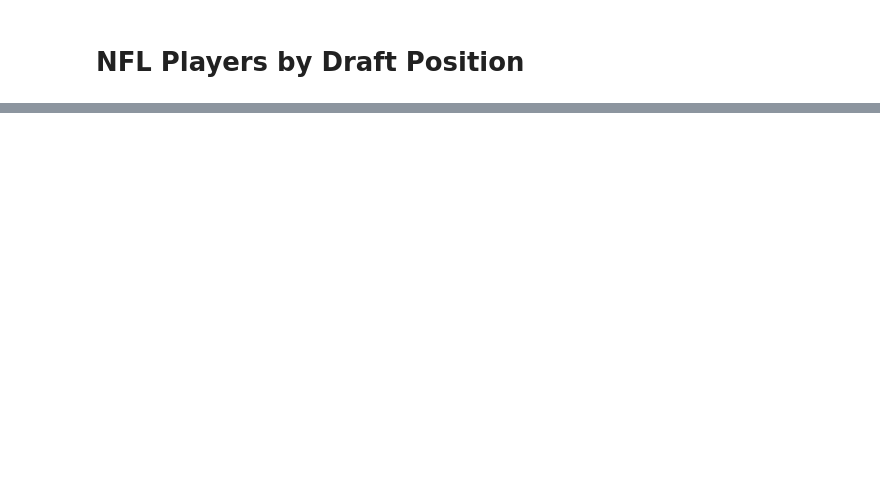
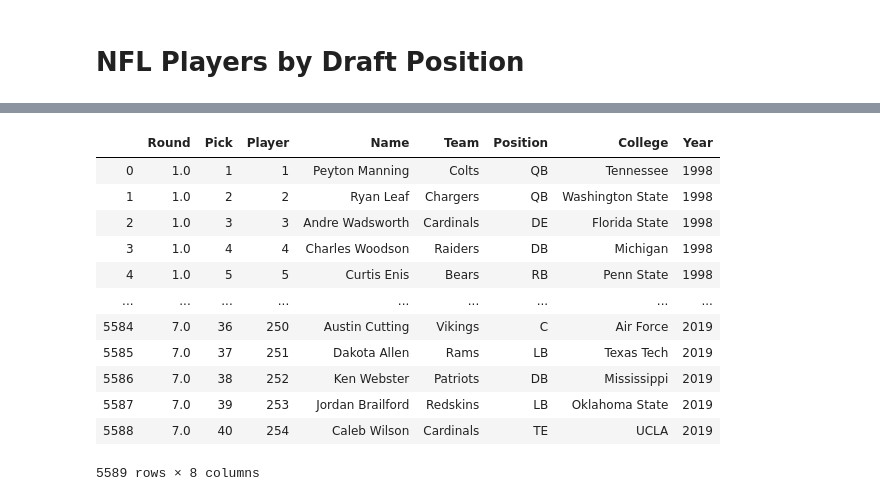
Before and after one commit to rdashcraft91/NFL-ETL, a Jupyter notebook: Ryan_Notebook.ipynb, the cells around one changed output, grey strips where cells are left out. Saved outputs shown, nothing was run; the diff lists cells and outputs as text; code cells hidden in the pictures; blank space fills up the shorter version.

```diff
--- a/Ryan_Notebook.ipynb
+++ b/Ryan_Notebook.ipynb
@@ -45,0 +117,18 @@ draft2019
+# %%
+all_drafts['Round'] = all_drafts['Round'].fillna(method='ffill')
+
+all_drafts
+# %% [output]
+|  | Round | Pick | Player | Name | Team | Position | College | Year |
+| 0 | 1.0 | 1 | 1 | Peyton Manning | Colts | QB | Tennessee | 1998 |
+| 1 | 1.0 | 2 | 2 | Ryan Leaf | Chargers | QB | Washington State | 1998 |
+| 2 | 1.0 | 3 | 3 | Andre Wadsworth | Cardinals | DE | Florida State | 1998 |
+| 3 | 1.0 | 4 | 4 | Charles Woodson | Raiders | DB | Michigan | 1998 |
+| 4 | 1.0 | 5 | 5 | Curtis Enis | Bears | RB | Penn State | 1998 |
+| ... | ... | ... | ... | ... | ... | ... | ... | ... |
+| 5584 | 7.0 | 36 | 250 | Austin Cutting | Vikings | C | Air Force | 2019 |
+| 5585 | 7.0 | 37 | 251 | Dakota Allen | Rams | LB | Texas Tech | 2019 |
+| 5586 | 7.0 | 38 | 252 | Ken Webster | Patriots | DB | Mississippi | 2019 |
+| 5587 | 7.0 | 39 | 253 | Jordan Brailford | Redskins | LB | Oklahoma State | 2019 |
+| 5588 | 7.0 | 40 | 254 | Caleb Wilson | Cardinals | TE | UCLA | 2019 |
+5589 rows × 8 columns
```
Also changed, not shown: parts of 8 cells of this notebook, 1 other file.
